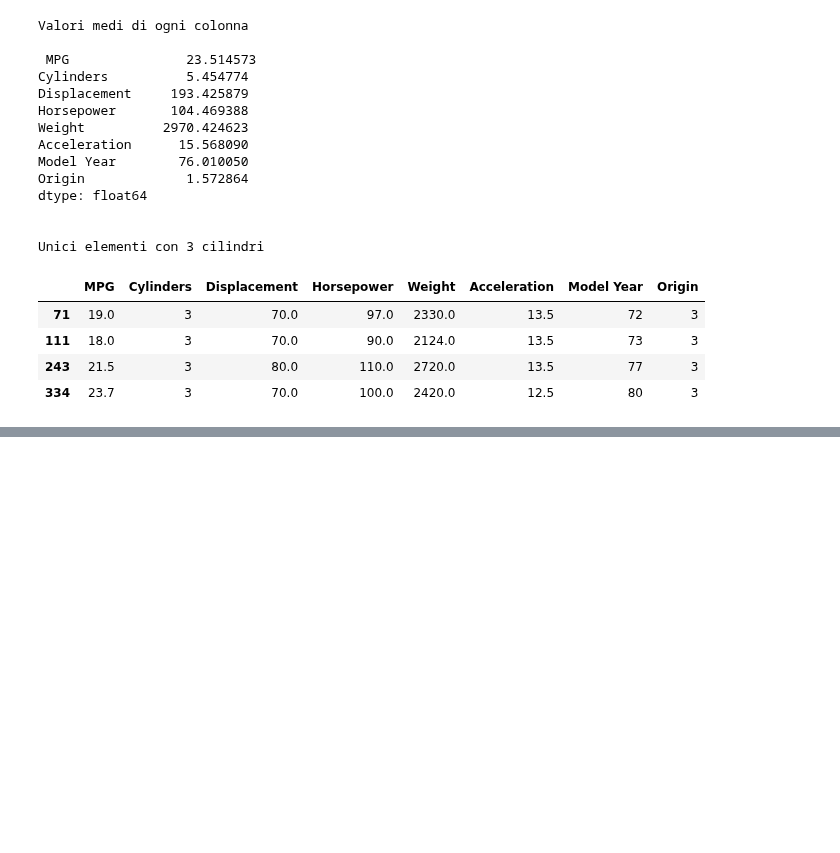
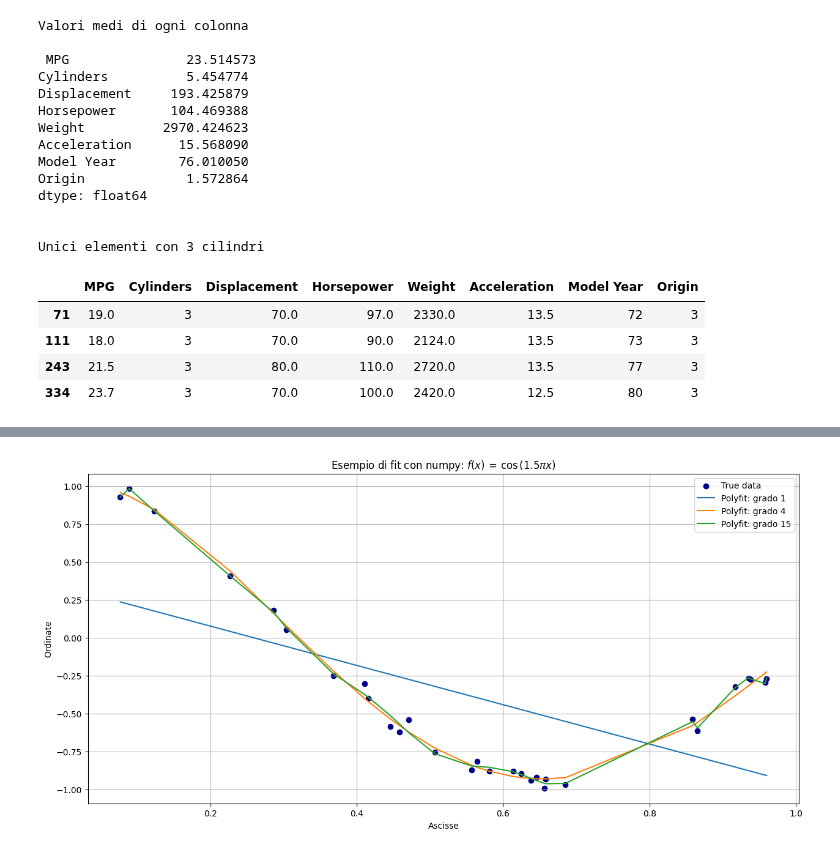
Before and after one commit to Negrini085/DeepLearning, a Jupyter notebook: Esercitazioni/lab_02.ipynb, the cells around one changed output, grey strips where cells are left out. Cells and saved outputs as stored; diff of their text form; code cells hidden in the pictures; blank space fills up the shorter version.

```diff
--- a/Esercitazioni/lab_02.ipynb
+++ b/Esercitazioni/lab_02.ipynb
@@ -498,0 +512,33 @@ Unici elementi con 3 cilindri
+# %%
+def true_func(x):
+    # Funzione vera (che sarà target nostro fit)
+    return np.cos(1.5*np.pi*x)
+
+
+# Genero punti e aggiungo rumore
+x = np.sort(np.random.uniform(0, 1, size = 30))
+targetval = true_func(x) + np.random.uniform(-0.1, 0.1, size = 30)
+
+
+# Stampo raw data
+fig = plt.figure(figsize=(15, 7))
+plt.scatter(x, targetval, color = "darkblue", label = "True data")
+
+
+# Faccio e stampo fit
+degs = [1, 4, 15]
+for i in degs:
+    coeffs = np.polyfit(x, targetval, i)
+    fit_fn = np.poly1d(coeffs)
+    plt.plot(x, fit_fn(x), label = f"Polyfit: grado {i}")
+
+
+plt.title(r"Esempio di fit con numpy: $f(x)\,=\,\cos{\left(1.5\pi x\right)}$")
+plt.ylabel("Ordinate")
+plt.xlabel("Ascisse")
+
+plt.legend(loc = "best")
+plt.grid(True)
+plt.show()
+# %% [output]
+[figure, added]
```
Also changed, not shown: parts of 3 cells of this notebook.
